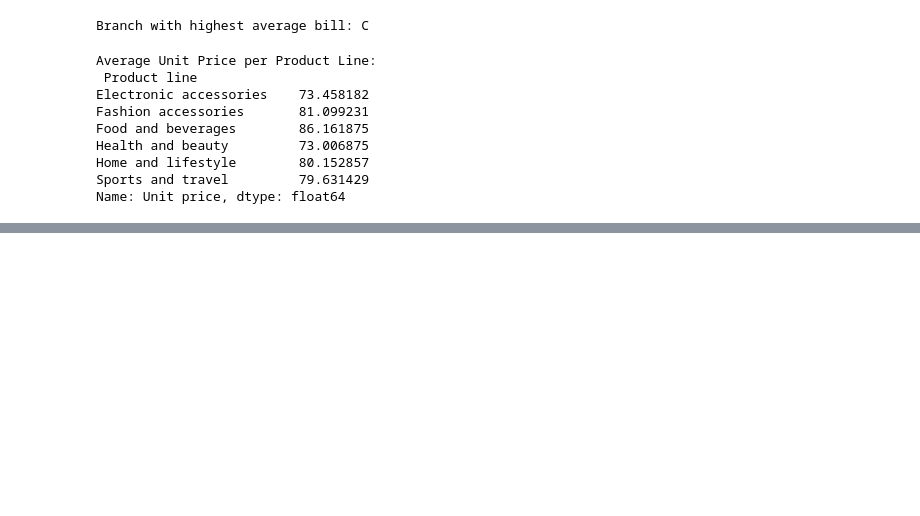
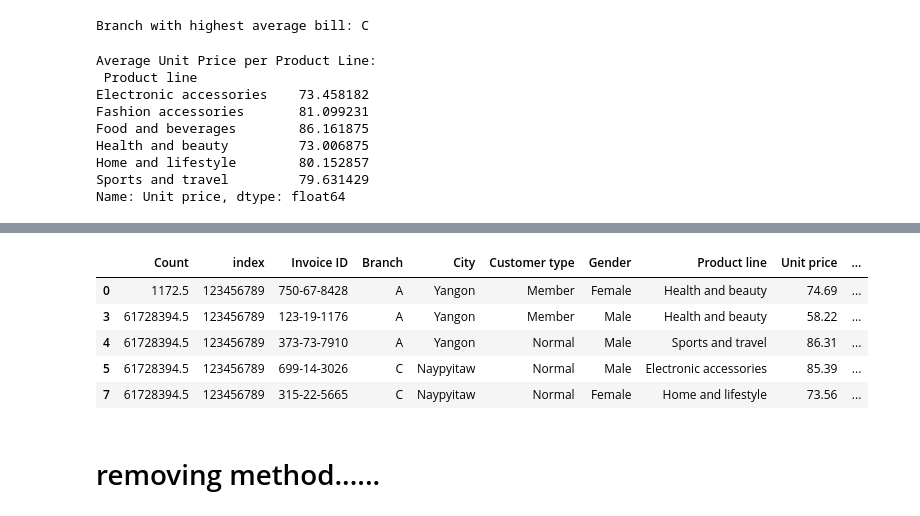
Before and after one commit to abhaydubey200/Pandas_Learning-, a Jupyter notebook: Pandas/Pandas1.ipynb, the cells around one changed output, grey strips where cells are left out. Saved outputs shown, nothing was run; the diff lists cells and outputs as text; code cells hidden in the pictures; blank space fills up the shorter version.

```diff
--- a/Pandas1.ipynb
+++ b/Pandas/Pandas1.ipynb
@@ -416,0 +462,11 @@ Name: Unit price, dtype: float64
+# %%
+df.head()
+# %% [output]
+|  | Count | index | Invoice ID | Branch | City | Customer type | Gender | Product line | Unit price | ... |
+| 0 | 1172.5 | 123456789 | 750-67-8428 | A | Yangon | Member | Female | Health and beauty | 74.69 | ... |
+| 3 | 61728394.5 | 123456789 | 123-19-1176 | A | Yangon | Member | Male | Health and beauty | 58.22 | ... |
+| 4 | 61728394.5 | 123456789 | 373-73-7910 | A | Yangon | Normal | Male | Sports and travel | 86.31 | ... |
+| 5 | 61728394.5 | 123456789 | 699-14-3026 | C | Naypyitaw | Normal | Male | Electronic accessories | 85.39 | ... |
+| 7 | 61728394.5 | 123456789 | 315-22-5665 | C | Naypyitaw | Normal | Female | Home and lifestyle | 73.56 | ... |
+# %% [markdown]
+# removing method......
```
Also changed, not shown: parts of 18 cells of this notebook, 12 other files.
